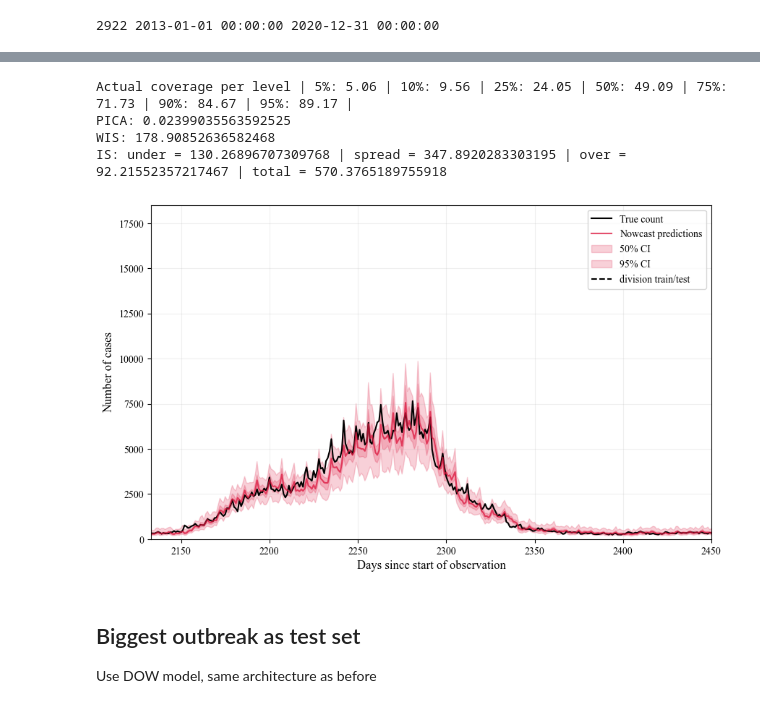
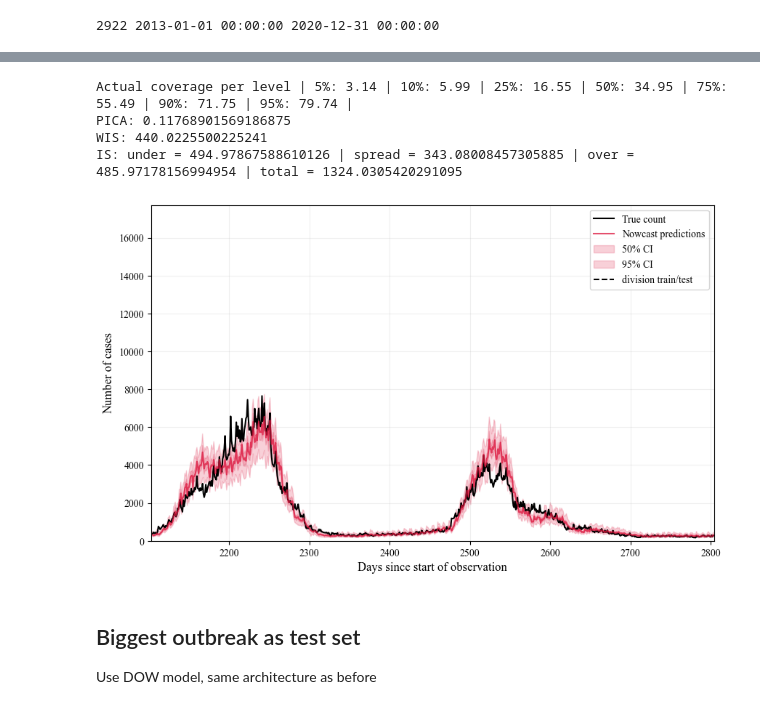
Before and after one commit to silaskoemen/NowcastPNN, a Jupyter notebook: src/experiments_alt_structure.ipynb, the cells around one changed output, grey strips where cells are left out. Drawn from its saved outputs; the diff is of its cells as text; code cells hidden in the pictures.

Commit message:
Investigate performance of NowcastPNN with more data available

```diff
--- a/src/experiments_alt_structure.ipynb
+++ b/src/experiments_alt_structure.ipynb
@@ -14,7 +14,7 @@ torch.use_deterministic_algorithms(True) # reproducibility
 STATE = "SP"
 WEEKS = False
 TRIANGLE = True
-PAST_UNITS = 40
+PAST_UNITS = 80
 MAX_DELAY = 40
 BATCH_SIZE = 64
 RANDOM_SPLIT = False
@@ -35,7 +35,7 @@ else:
         train_idcs, test_idcs = range(300), range(300, dataset.__len__())
         TEST_BATCH_SIZE = dataset.__len__() - 300
     else:
-        train_idcs, test_idcs = range(2133), range(2133, 2353) # 2844 total obs - 711 test, still 25% even without random split, last outbreak 2353
+        train_idcs, test_idcs = range(int(0.75*dataset.__len__())), range(int(0.75*dataset.__len__()), dataset.__len__()) # 2844 total obs - 711 test, still 25% even without random split, last outbreak 2353
         train_idcs, val_idcs = TTS(train_idcs, test_size=0.25, shuffle=True, random_state=SEED)
         VAL_BATCH_SIZE, TEST_BATCH_SIZE = len(val_idcs), len(test_idcs)
 
@@ -199,10 +197,10 @@ torch.use_deterministic_algorithms(True) # reproducibility
 STATE = "SP"
 WEEKS = False
 TRIANGLE = True
-PAST_UNITS = 40
+PAST_UNITS = 80
 MAX_DELAY = 40
 BATCH_SIZE = 64
-RANDOM_SPLIT = True
+RANDOM_SPLIT = False
 SEED = 1234
 DEVICE = "mps"
 DOW = True
@@ -221,7 +219,7 @@ else:
         train_idcs, test_idcs = range(300), range(300, dataset_dow.__len__())
         TEST_BATCH_SIZE = dataset.__len__() - 300
     else:
-        train_idcs, test_idcs = range(2133), range(2133, dataset_dow.__len__()) # 2844 total obs - 711 test, still 25% even without random split dataset.__len__(), 2353
+        train_idcs, test_idcs = range(int(0.75*dataset_dow.__len__())), range(int(0.75*dataset_dow.__len__()), dataset_dow.__len__()) # 2844 total obs - 711 test, still 25% even without random split dataset.__len__(), 2353
         train_idcs, val_idcs = TTS(train_idcs, test_size=0.25, shuffle=True, random_state=SEED)
         VAL_BATCH_SIZE, TEST_BATCH_SIZE = len(val_idcs), len(test_idcs)
 
@@ -267,7 +265,7 @@ set_seeds(SEED) # reproducible training runs
 regen_data()
 
 early_stopper_dow = EarlyStopper(patience=30, past_units=PAST_UNITS, max_delay=MAX_DELAY, weeks=WEEKS, future_obs=0, random_split=RANDOM_SPLIT, dow = DOW)
-nowcast_pnn_dow = NowcastPNNDOW(past_units=PAST_UNITS, max_delay=MAX_DELAY, dropout_probs=[0.3, 0.1])
+nowcast_pnn_dow = NowcastPNNDOW(past_units=PAST_UNITS, max_delay=MAX_DELAY, dropout_probs=[0.3, 0.1] if RANDOM_SPLIT else [0.15, 0.1]) # 0.3, 0.1 best for random split, 0.15, 0.1 for recent
 train(nowcast_pnn_dow, num_epochs=200, train_loader=train_loader_dow, val_loader=val_loader_dow, early_stopper=early_stopper_dow, loss_fct="nll", device = "mps", dow = DOW)
 
 ## Load best set of weights on test/validation set
@@ -281,18 +296,18 @@ set_seeds(SEED)
 levels_pnn_dow = pnn_PIs(nowcast_pnn_dow, test_loader_dow, random_split = RANDOM_SPLIT, save=False, dow = DOW) # can save if good scores and architecture to use for comparisons with others
 _ = evaluate_PIs(levels_pnn_dow, test_loader_dow)
 # %% [output]
-Actual coverage per level | 5%: 5.06 | 10%: 9.56 | 25%: 24.05 | 50%: 49.09 | 75%: 71.73 | 90%: 84.67 | 95%: 89.17 |
-PICA: 0.02399035563592525
-WIS: 178.90852636582468
-IS: under = 130.26896707309768 | spread = 347.8920283303195 | over = 92.21552357217467 | total = 570.3765189755918
+Actual coverage per level | 5%: 3.14 | 10%: 5.99 | 25%: 16.55 | 50%: 34.95 | 75%: 55.49 | 90%: 71.75 | 95%: 79.74 |
+PICA: 0.11768901569186875
+WIS: 440.0225500225241
+IS: under = 494.97867588610126 | spread = 343.08008457305885 | over = 485.97178156994954 | total = 1324.0305420291095
 # %%
 %reload_ext autoreload
 %autoreload 3
 from plotting import plot_entire_confints
-set_seeds(SEED) # biggest outbreak 700, 900
-plot_entire_confints(dataset_dow, nowcast_pnn_dow, weeks = WEEKS, random_split = RANDOM_SPLIT, xlims = [2133, 2450], test_idcs=test_idcs, dow = DOW)
+set_seeds(SEED) # biggest outbreak 700, 900, 40 past days recent peak 2133, 2450
+plot_entire_confints(dataset_dow, nowcast_pnn_dow, weeks = WEEKS, random_split = RANDOM_SPLIT, xlims = [int(0.75*dataset_dow.__len__()), dataset_dow.__len__()], test_idcs=test_idcs, dow = DOW)
 # %% [output]
-[figure, old version]
+[figure, new version]
 # %% [markdown]
 ## Biggest outbreak as test set
 
```
Also changed, not shown: parts of 2 cells of this notebook, 10 other files.
